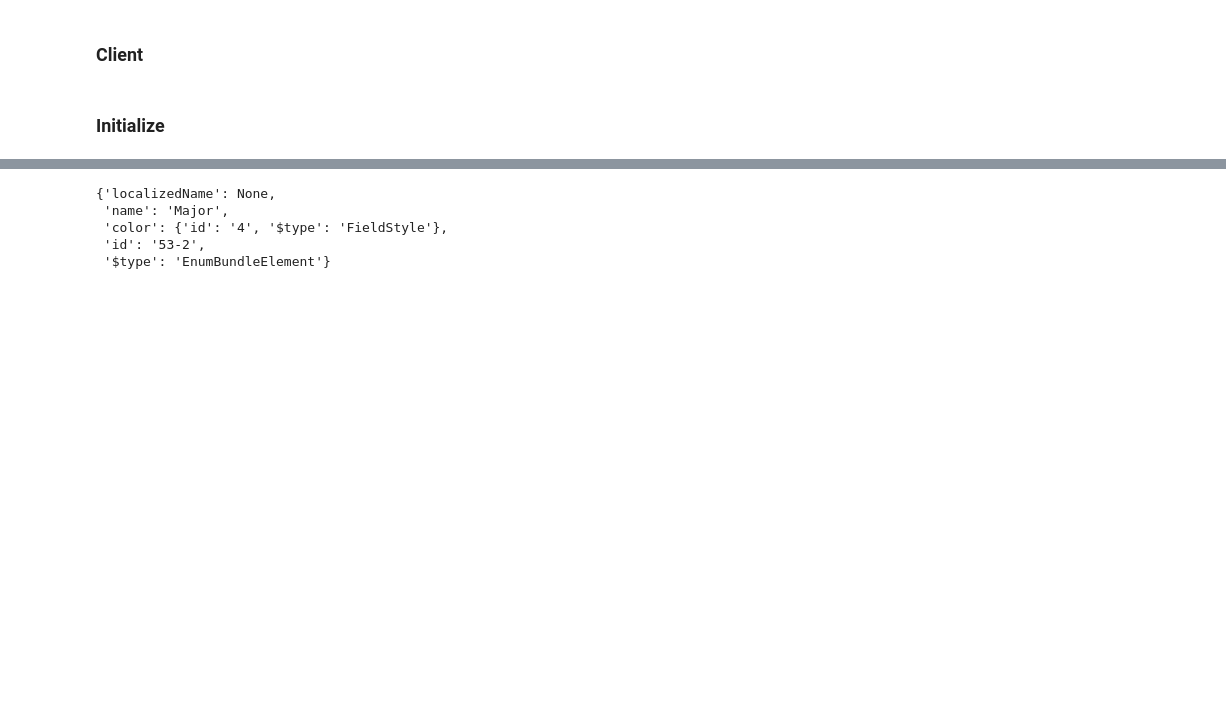
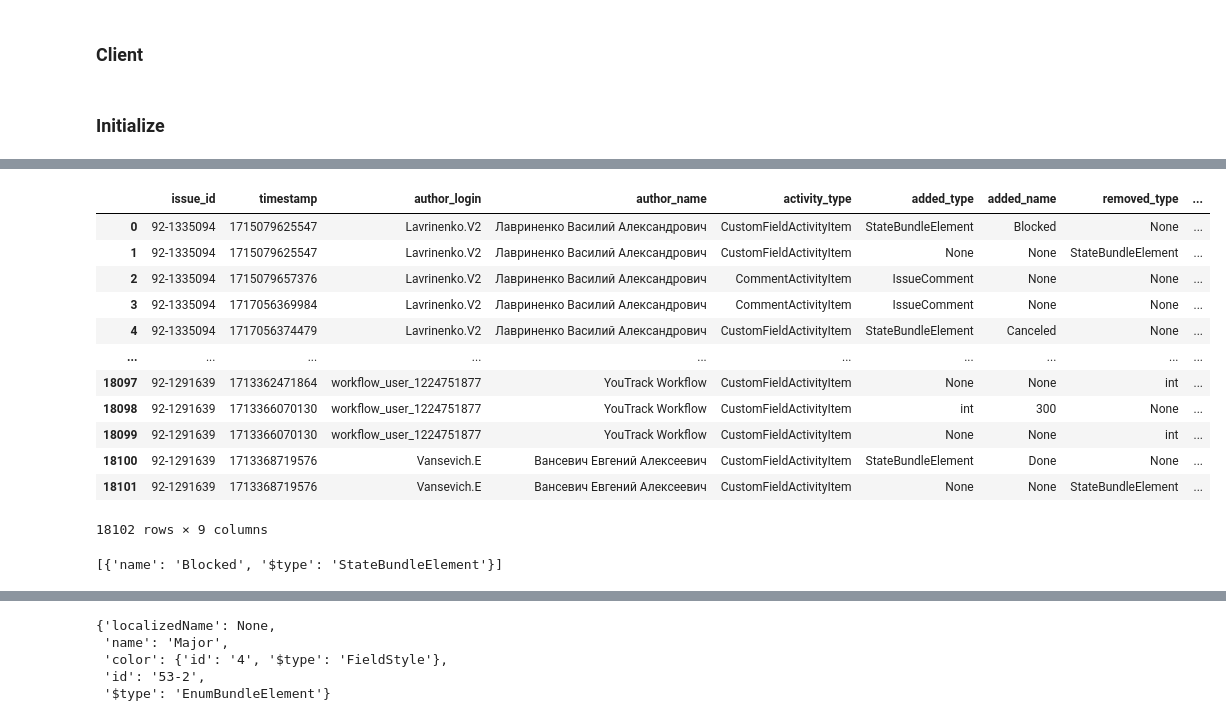
Before and after one commit to Valuamba/components_agent_sales, a Jupyter notebook: notebooks/YouTrack/add_traicing.ipynb, the cells around one changed output, grey strips where cells are left out. Saved outputs shown, nothing was run; the diff lists cells and outputs as text; code cells hidden in the pictures; blank space fills up the shorter version.

```diff
--- a/notebooks/YouTrack/add_traicing.ipynb
+++ b/notebooks/YouTrack/add_traicing.ipynb
@@ -191,0 +283,10 @@ resp
+# %%
+issues_info = []
+issue_history = {}
+issue_links = {}
+# %%
+with open('/issues_info.json', 'w') as f:
+    f.write(json.dumps(issues_info, indent=2, ensure_ascii=False))
+# %%
+with open('issues_info.json', 'w') as f:
+    f.write(json.dumps(issues_info, indent=2, ensure_ascii=False))
@@ -191,0 +361,2 @@ resp
+# %%
+data = issue_history
@@ -191,0 +528,20 @@ resp
+# %%
+df
+# %% [output]
+|  | issue_id | timestamp | author_login | author_name | activity_type | added_type | added_name | removed_type | ... |
+| 0 | 92-1335094 | 1715079625547 | Lavrinenko.V2 | Лавриненко Василий Александрович | CustomFieldActivityItem | StateBundleElement | Blocked | None | ... |
+| 1 | 92-1335094 | 1715079625547 | Lavrinenko.V2 | Лавриненко Василий Александрович | CustomFieldActivityItem | None | None | StateBundleElement | ... |
+| 2 | 92-1335094 | 1715079657376 | Lavrinenko.V2 | Лавриненко Василий Александрович | CommentActivityItem | IssueComment | None | None | ... |
+| 3 | 92-1335094 | 1717056369984 | Lavrinenko.V2 | Лавриненко Василий Александрович | CommentActivityItem | IssueComment | None | None | ... |
+| 4 | 92-1335094 | 1717056374479 | Lavrinenko.V2 | Лавриненко Василий Александрович | CustomFieldActivityItem | StateBundleElement | Canceled | None | ... |
+| ... | ... | ... | ... | ... | ... | ... | ... | ... | ... |
+| 18097 | 92-1291639 | 1713362471864 | workflow_user_1224751877 | YouTrack Workflow | CustomFieldActivityItem | None | None | int | ... |
+| 18098 | 92-1291639 | 1713366070130 | workflow_user_1224751877 | YouTrack Workflow | CustomFieldActivityItem | int | 300 | None | ... |
+| 18099 | 92-1291639 | 1713366070130 | workflow_user_1224751877 | YouTrack Workflow | CustomFieldActivityItem | None | None | int | ... |
+| 18100 | 92-1291639 | 1713368719576 | Vansevich.E | Вансевич Евгений Алексеевич | CustomFieldActivityItem | StateBundleElement | Done | None | ... |
+| 18101 | 92-1291639 | 1713368719576 | Vansevich.E | Вансевич Евгений Алексеевич | CustomFieldActivityItem | None | None | StateBundleElement | ... |
+18102 rows × 9 columns
+# %%
+df.loc[0]['added']
+# %% [output]
+[{'name': 'Blocked', '$type': 'StateBundleElement'}]
```
Also changed, not shown: parts of 37 cells of this notebook, 3 other files.
